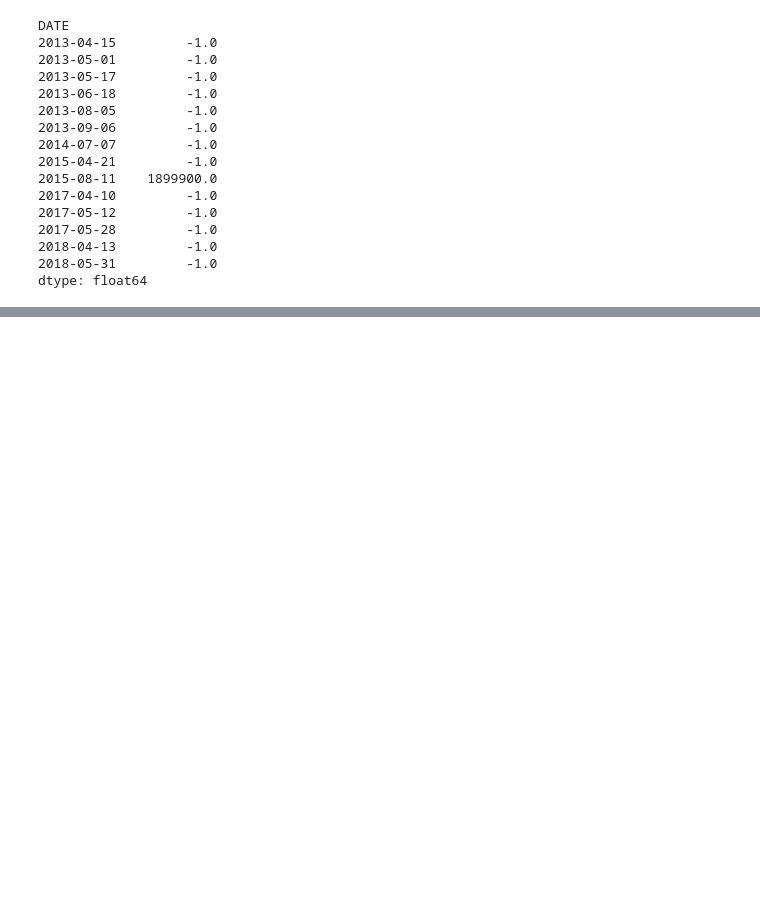
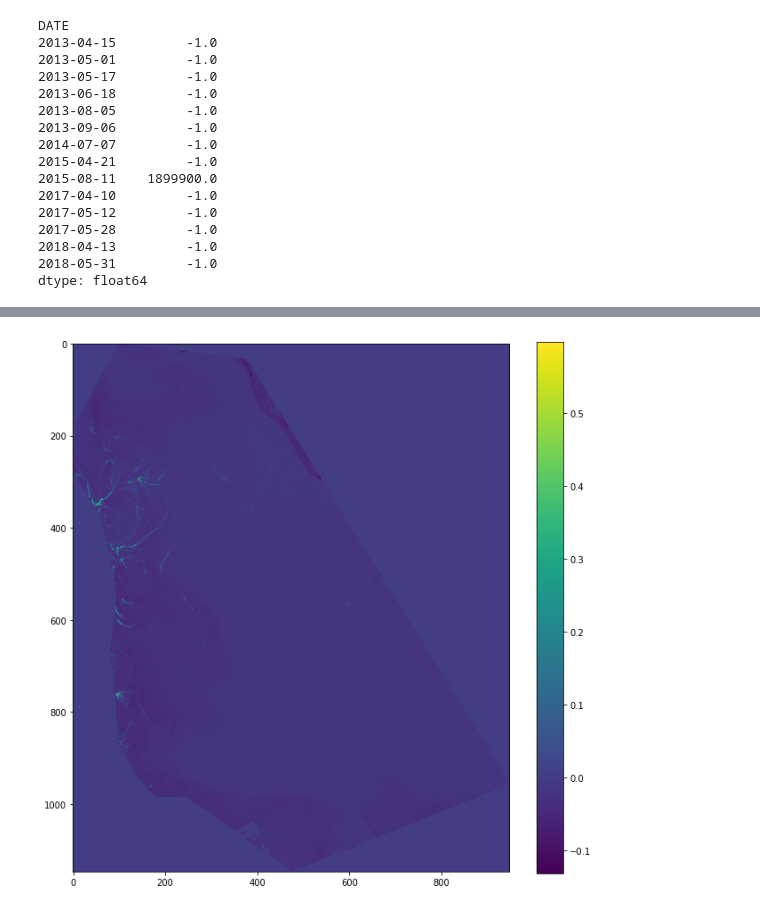
Before and after one commit to feleHaile/projections-clouds-and-Gdansk-Bay, a Jupyter notebook: algal_bloom_detection.ipynb, the cells around one changed output, grey strips where cells are left out. Cells and saved outputs as stored; diff of their text form; code cells hidden in the pictures; blank space fills up the shorter version.

```diff
--- a/algal_bloom_detection.ipynb
+++ b/algal_bloom_detection.ipynb
@@ -197,7 +197,7 @@ class VectorData:
         False: do not store anything in the object
         output: chosen parameters as a dict"""
 
-        with fio.open(vector_file, 'r') as masking_region:
+        with fio.open(self.v_file, 'r') as masking_region:
             geometry = [feature["geometry"] for feature in masking_region]
             properties = [feature['properties'] for feature in masking_region]
             vec_crs = masking_region.crs
@@ -888,7 +888,10 @@ class PixelQA:
     https://landsat.usgs.gov/landsat-surface-reflectance-quality-assessment.
     clear_pixels(band, qa_input = None, clear_by='all', nofill_value=0.0) - method clears pixels of a given band.
     Method takes band for cleaning (band) multiply it with (qa_input) where all values to remove are zeros and
-    other values are ones. Removed pixels are filled by nofill_value."""
+    other values are ones. Removed pixels are filled by nofill_value.
+    IMPORTANT:
+    Script works only with the Landsat 8 Level-2 data products. To process Level 1 products you should use different
+    values for cloud and cloud confidence estimation."""
 
 
     def __init__(self, qa_file, data_folder=None):
@@ -1160,0 +1166,80 @@ dtype: float64
+# %%
+# Read and prepare vector data
+vector_file = 'data/vector/zatoka_v2.shp'
+vector_data = VectorData(vector_file)
+vector_data.get_vector_data('geometry', True)
+
+# Get projection from raster file
+df = algal_blooms.landsat_dataframe
+landsat_images = read_landsat_images(df['DIR'][0])
+epsg = get_epsg_from_raster(landsat_images[1])
+
+# Reproject vector geometry
+vn = vector_data.reproject_geometry(epsg, False)
+
+# Prepare area of interest
+my_bands = (2, 4, 5)  # bands for EVI calculation
+my_folder_name = 'data/clipped/'
+prepared_files = clip_all(df, vn, my_bands, True, my_folder_name)
+
+# Prepare dataframe and calculate EVI
+clean_df = rasters_to_dataframe(prepared_files, df)
+
+# Prepare reference band
+
+bands = [clean_df[clean_df.index == '2013-05-01'][0][0],
+        clean_df[clean_df.index == '2013-05-01'][1][0],
+        clean_df[clean_df.index == '2013-05-01'][2][0]]
+
+diff_band = calculate_evi(bands)
+diff_qa = PixelQA(clean_df.loc['2013-05-01', 3])
+diff_band = diff_qa.clear_pixels(diff_band)
+
+
+# Clear clouds, calculate EVI and differentiate bands
+
+clean_df['RAW EVI'] = 0
+clean_df['EVI'] = 0
+clean_df['DIFF EVI'] = 0
+for idx in clean_df.index:
+    cloud_object = PixelQA(clean_df.loc[idx][3])
+    evi_image = calculate_evi([clean_df.loc[idx][0], clean_df.loc[idx][1], clean_df.loc[idx][2]])
+    clear_clouds = cloud_object.clear_pixels(evi_image)
+    difference = diff_band - clear_clouds
+    clean_df.loc[idx, 'RAW EVI'] = np.nanmean(evi_image[evi_image > 0])
+    clean_df.loc[idx, 'EVI'] = np.nanmean(clear_clouds[clear_clouds > 0])
+    clean_df.loc[idx, 'DIFF EVI'] = np.nanmean(difference[difference > 0])
+
+# Detect algal blooms
+
+t1 = 0.04
+t2 = 0.04
+t3 = 0.008
+clean_df['BLOOM'] = clean_df.apply(lambda x: check_bloom(x['RAW EVI'], x['EVI'], x['DIFF EVI'],
+                                                        t1, t2, t3), axis=1)
+
+# Calculate infested area
+
+clean_df['INFESTED AREA'] = clean_df.apply(lambda x: (infested_area(x[0], x[1], x[2], t1) if x['BLOOM'] else -1),
+                                           axis=1)
+
+# Return dates with algal blooms and show images of these
+
+hot_points = clean_df.index[clean_df['BLOOM'] == True].values
+for point in hot_points:
+
+    # Prepare evi image without clouds
+    cloud_object = PixelQA(clean_df.loc[point][3])
+    evi_image = calculate_evi([clean_df.loc[point][0], clean_df.loc[point][1], clean_df.loc[point][2]])
+    clear_clouds = cloud_object.clear_pixels(evi_image)
+
+    # Show data
+    show_band(clear_clouds, color_map='viridis', remove_negative=False)
+
+    # Print basic information
+    info = 'Date of acquisition: {}. \nMean EVI: {}. \nInfested Area: {} square meters.'.format(
+        point, clean_df.loc[point]['EVI'], clean_df.loc[point]['INFESTED AREA'])
+    print(info)
+
+# And prepare data for more detailed analysis...
+# %% [output]
@@ -1160,0 +1263 @@ dtype: float64
+[figure, added]
```
Also changed, not shown: parts of 4 cells of this notebook.
